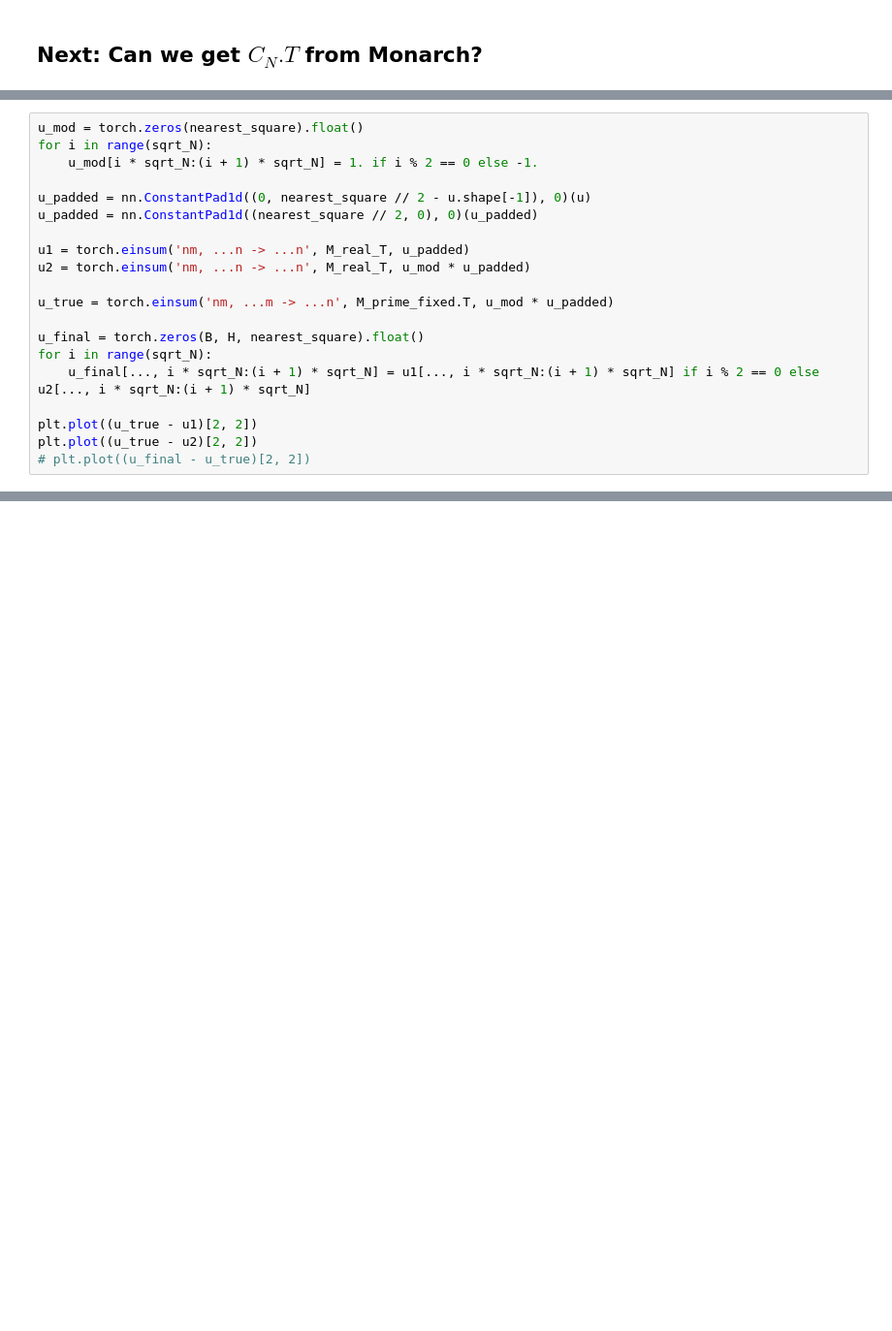
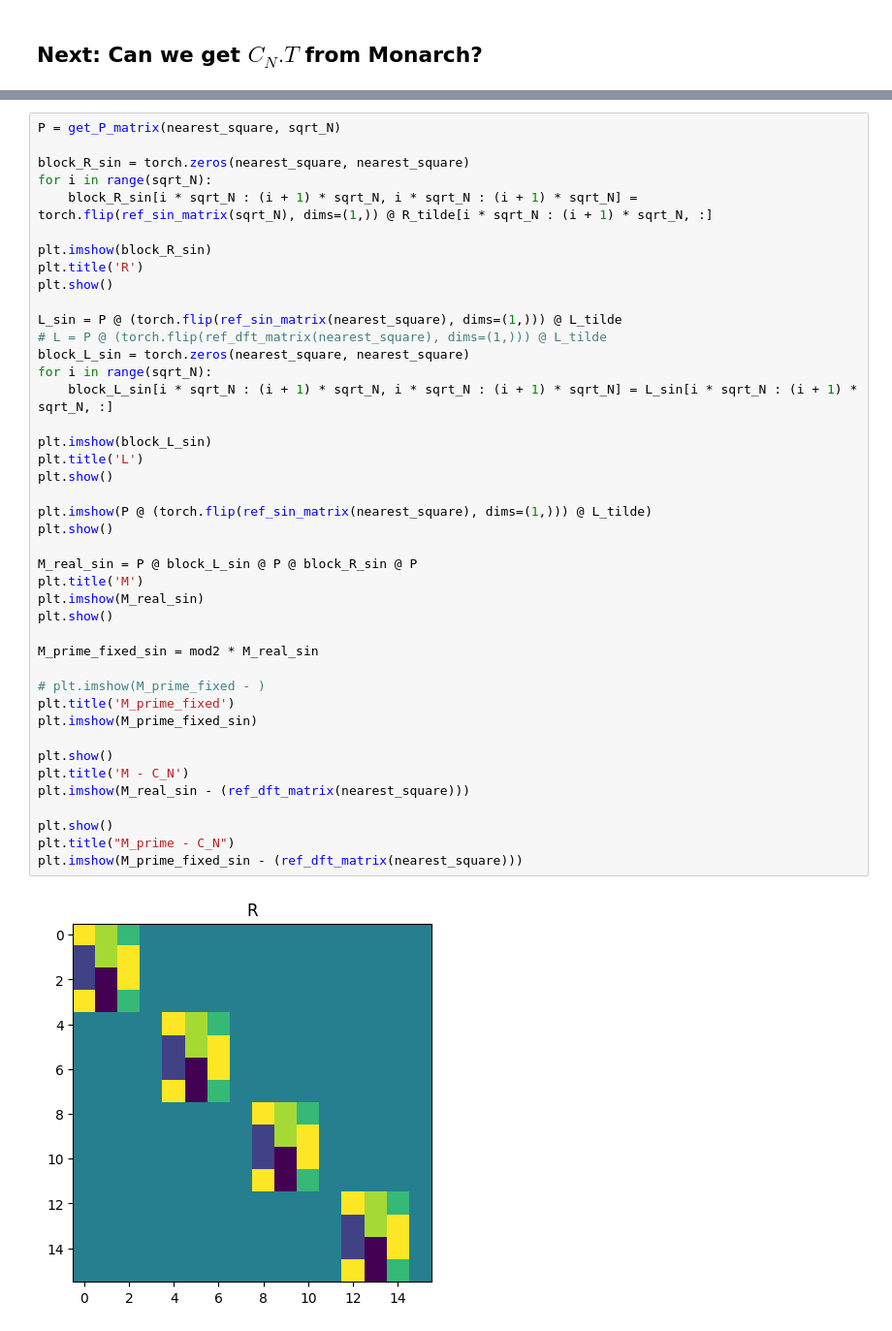
Before and after one commit to DanFu09/aquarium, a Jupyter notebook: notebooks/test_chebyshev_monarch.ipynb, the cells around one changed output, grey strips where cells are left out. Shown at 97% size. Saved outputs shown, nothing was run; the diff lists cells and outputs as text; blank space fills up the shorter version.

```diff
--- a/notebooks/test_chebyshev_monarch.ipynb
+++ b/notebooks/test_chebyshev_monarch.ipynb
@@ -544,20 +557,0 @@ This part is still not done!
-# %%
-u_mod = torch.zeros(nearest_square).float()
-for i in range(sqrt_N):
-    u_mod[i * sqrt_N:(i + 1) * sqrt_N] = 1. if i % 2 == 0 else -1.
-
-u_padded = nn.ConstantPad1d((0, nearest_square // 2 - u.shape[-1]), 0)(u)
-u_padded = nn.ConstantPad1d((nearest_square // 2, 0), 0)(u_padded)
-
-u1 = torch.einsum('nm, ...n -> ...n', M_real_T, u_padded)
-u2 = torch.einsum('nm, ...n -> ...n', M_real_T, u_mod * u_padded)
-
-u_true = torch.einsum('nm, ...m -> ...n', M_prime_fixed.T, u_mod * u_padded)
-
-u_final = torch.zeros(B, H, nearest_square).float()
-for i in range(sqrt_N):
-    u_final[..., i * sqrt_N:(i + 1) * sqrt_N] = u1[..., i * sqrt_N:(i + 1) * sqrt_N] if i % 2 == 0 else u2[..., i * sqrt_N:(i + 1) * sqrt_N]
-
-plt.plot((u_true - u1)[2, 2])
-plt.plot((u_true - u2)[2, 2])
-# plt.plot((u_final - u_true)[2, 2])
@@ -566,0 +558,44 @@ plt.plot((u_true - u2)[2, 2])
+# %%
+P = get_P_matrix(nearest_square, sqrt_N)
+
+block_R_sin = torch.zeros(nearest_square, nearest_square)
+for i in range(sqrt_N):
+    block_R_sin[i * sqrt_N : (i + 1) * sqrt_N, i * sqrt_N : (i + 1) * sqrt_N] =  torch.flip(ref_sin_matrix(sqrt_N), dims=(1,)) @ R_tilde[i * sqrt_N : (i + 1) * sqrt_N, :]
+
+plt.imshow(block_R_sin)
+plt.title('R')
+plt.show()
+
+L_sin = P @ (torch.flip(ref_sin_matrix(nearest_square), dims=(1,))) @ L_tilde
+# L = P @ (torch.flip(ref_dft_matrix(nearest_square), dims=(1,))) @ L_tilde
+block_L_sin = torch.zeros(nearest_square, nearest_square)
+for i in range(sqrt_N):
+    block_L_sin[i * sqrt_N : (i + 1) * sqrt_N, i * sqrt_N : (i + 1) * sqrt_N] = L_sin[i * sqrt_N : (i + 1) * sqrt_N, :]
+
+plt.imshow(block_L_sin)
+plt.title('L')
+plt.show()
+
+plt.imshow(P @ (torch.flip(ref_sin_matrix(nearest_square), dims=(1,))) @ L_tilde)
+plt.show()
+
+M_real_sin = P @ block_L_sin @ P @ block_R_sin @ P
+plt.title('M')
+plt.imshow(M_real_sin)
+plt.show()
+
+M_prime_fixed_sin = mod2 * M_real_sin
+
+# plt.imshow(M_prime_fixed - )
+plt.title('M_prime_fixed')
+plt.imshow(M_prime_fixed_sin)
+
+plt.show()
+plt.title('M - C_N')
+plt.imshow(M_real_sin - (ref_dft_matrix(nearest_square)))
+
+plt.show()
+plt.title("M_prime - C_N")
+plt.imshow(M_prime_fixed_sin - (ref_dft_matrix(nearest_square)))
+# %% [output]
+[figure, added]
```
Also changed, not shown: parts of 19 cells of this notebook.
